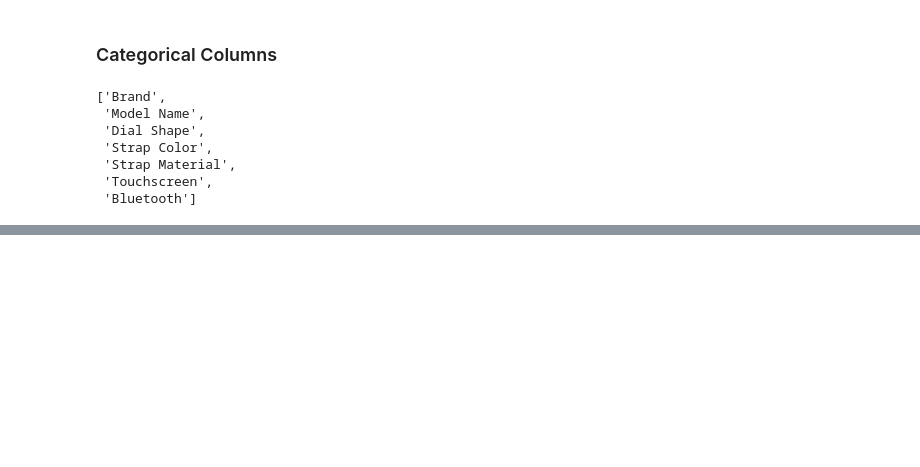
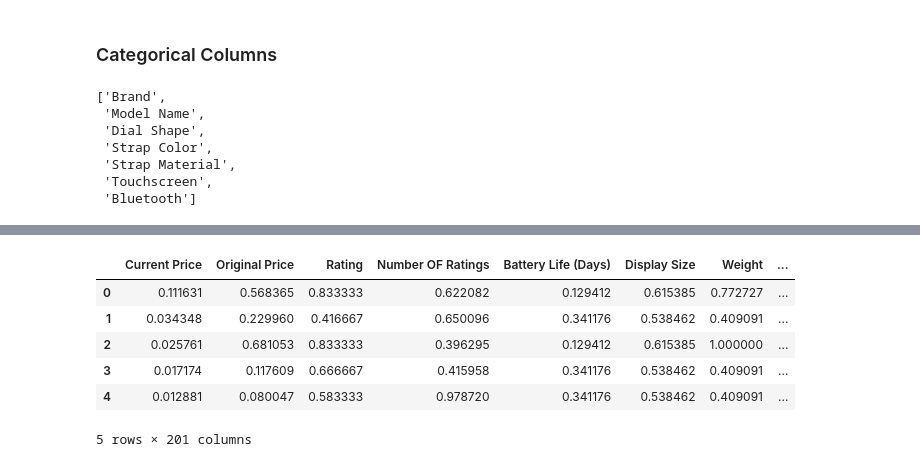
Before and after one commit to Menuradulkith/ML_watchprice, a Jupyter notebook: doc/feature_engineering.ipynb, the cells around one changed output, grey strips where cells are left out. Cells and saved outputs as stored; diff of their text form; code cells hidden in the pictures; blank space fills up the shorter version.

```diff
--- a/doc/feature_engineering.ipynb
+++ b/doc/feature_engineering.ipynb
@@ -429,0 +498,12 @@ dtype: int64
+# %%
+new_df= pd.concat([train_df[numerical_col], imp_df], axis=1)
+# %%
+new_df.head()
+# %% [output]
+|  | Current Price | Original Price | Rating | Number OF Ratings | Battery Life (Days) | Display Size | Weight | ... |
+| 0 | 0.111631 | 0.568365 | 0.833333 | 0.622082 | 0.129412 | 0.615385 | 0.772727 | ... |
+| 1 | 0.034348 | 0.229960 | 0.416667 | 0.650096 | 0.341176 | 0.538462 | 0.409091 | ... |
+| 2 | 0.025761 | 0.681053 | 0.833333 | 0.396295 | 0.129412 | 0.615385 | 1.000000 | ... |
+| 3 | 0.017174 | 0.117609 | 0.666667 | 0.415958 | 0.341176 | 0.538462 | 0.409091 | ... |
+| 4 | 0.012881 | 0.080047 | 0.583333 | 0.978720 | 0.341176 | 0.538462 | 0.409091 | ... |
+5 rows × 201 columns
```
Also changed, not shown: parts of 17 cells of this notebook.
